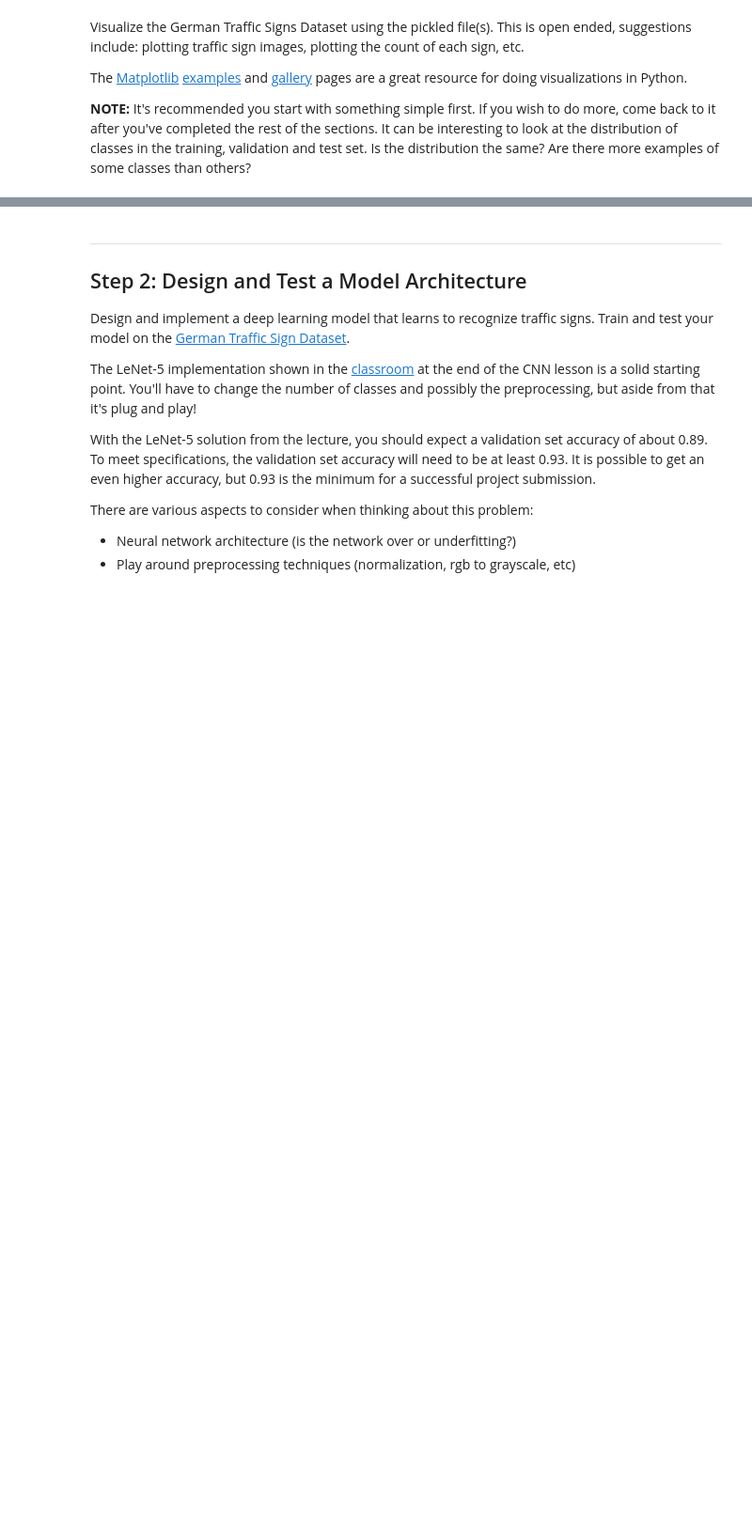
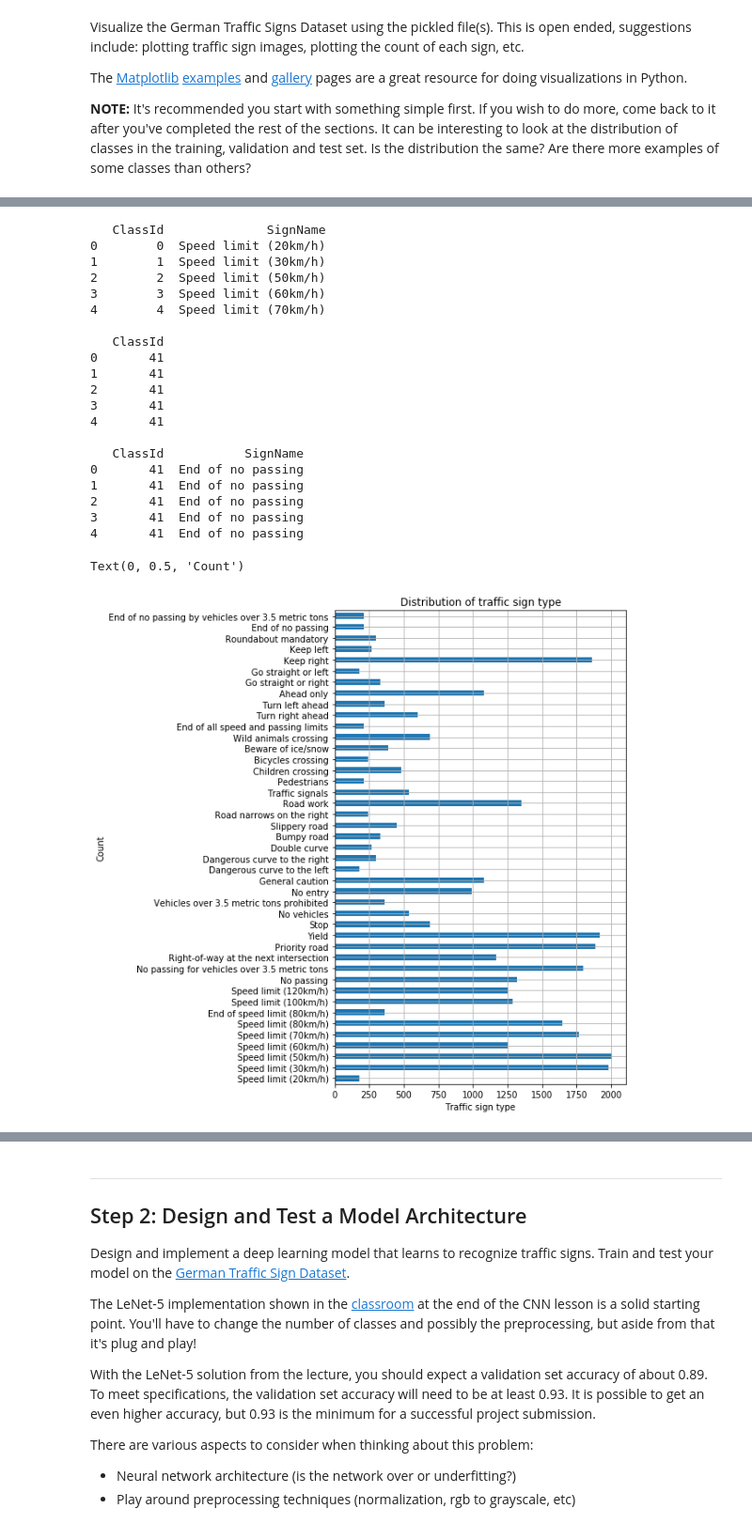
Before and after one commit to nagyben/CarND-Traffic-Sign-Classifier-Project, a Jupyter notebook: Traffic_Sign_Classifier.ipynb, the cells around one changed output, grey strips where cells are left out. Shown at 94% size. Saved outputs shown, nothing was run; the diff lists cells and outputs as text; code cells hidden in the pictures; blank space fills up the shorter version.

```diff
--- a/Traffic_Sign_Classifier.ipynb
+++ b/Traffic_Sign_Classifier.ipynb
@@ -122,0 +120,50 @@ Text(0, 0.5, 'Count')
+# %%
+import pandas as pd
+
+# Load sign label mapping into pandas df
+sign_labels = pd.read_csv('signnames.csv')
+print(sign_labels.head())
+print()
+
+# Load training labels into pandas df
+sign_data = pd.DataFrame(train['labels'])
+sign_data.columns = ['ClassId']
+print(sign_data.head())
+print()
+
+# Merge data frames
+sign_data = sign_data.merge(sign_labels, on='ClassId')
+print(sign_data.head())
+print()
+
+# Plot count of sign by class
+ax = sign_data.groupby(by='ClassId').count().plot.barh(figsize=(6, 10))
+ax.set_yticklabels(sign_labels['SignName'])
+ax.get_legend().remove()
+plt.grid(1)
+plt.title('Distribution of traffic sign type')
+plt.xlabel('Traffic sign type')
+plt.ylabel('Count')
+# %% [output]
+   ClassId              SignName
+0        0  Speed limit (20km/h)
+1        1  Speed limit (30km/h)
+2        2  Speed limit (50km/h)
+3        3  Speed limit (60km/h)
+4        4  Speed limit (70km/h)
+
+   ClassId
+0       41
+1       41
+2       41
+3       41
+4       41
+
+   ClassId           SignName
+0       41  End of no passing
+1       41  End of no passing
+2       41  End of no passing
+3       41  End of no passing
+4       41  End of no passing
+Text(0, 0.5, 'Count')
+[figure, added]
```
Also changed, not shown: parts of 14 cells of this notebook.
